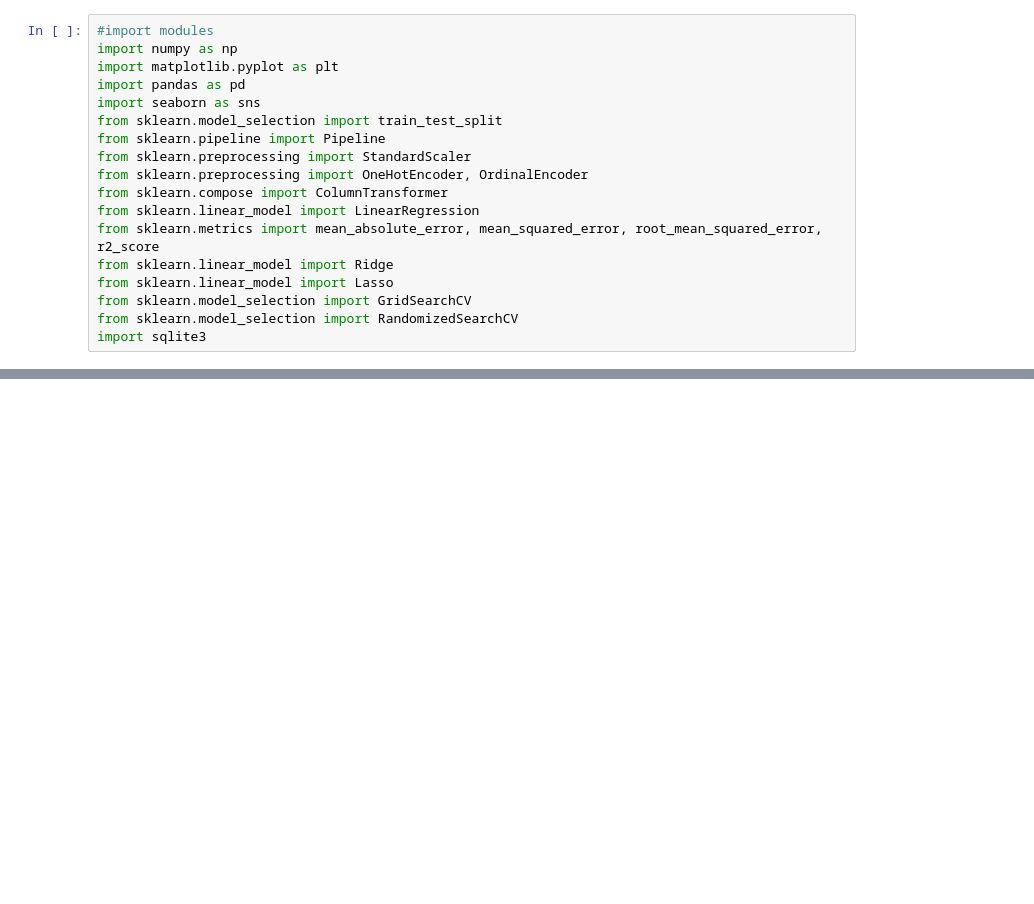
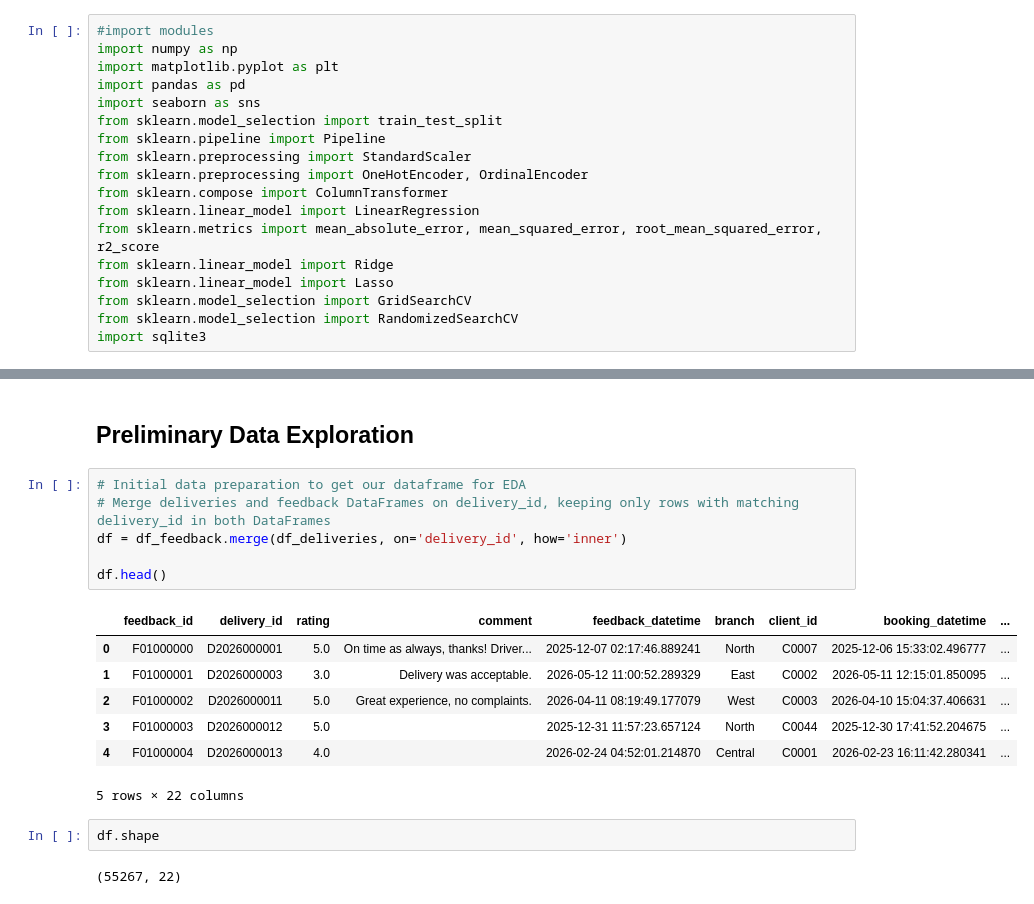
Before and after one commit to weirenong/aiap24-submission, a Jupyter notebook: eda.ipynb, the cells around one changed output, grey strips where cells are left out. Drawn from its saved outputs; the diff is of its cells as text; blank space fills up the shorter version.

```diff
--- a/eda.ipynb
+++ b/eda.ipynb
@@ -58,0 +59,20 @@ DataFrame shape: (150750, 18)
+# %% [markdown]
+## Preliminary Data Exploration
+# %%
+# Initial data preparation to get our dataframe for EDA
+# Merge deliveries and feedback DataFrames on delivery_id, keeping only rows with matching delivery_id in both DataFrames
+df = df_feedback.merge(df_deliveries, on='delivery_id', how='inner')
+
+df.head()
+# %% [output]
+|  | feedback_id | delivery_id | rating | comment | feedback_datetime | branch | client_id | booking_datetime | ... |
+| 0 | F01000000 | D2026000001 | 5.0 | On time as always, thanks! Driver... | 2025-12-07 02:17:46.889241 | North | C0007 | 2025-12-06 15:33:02.496777 | ... |
+| 1 | F01000001 | D2026000003 | 3.0 | Delivery was acceptable. | 2026-05-12 11:00:52.289329 | East | C0002 | 2026-05-11 12:15:01.850095 | ... |
+| 2 | F01000002 | D2026000011 | 5.0 | Great experience, no complaints. | 2026-04-11 08:19:49.177079 | West | C0003 | 2026-04-10 15:04:37.406631 | ... |
+| 3 | F01000003 | D2026000012 | 5.0 |  | 2025-12-31 11:57:23.657124 | North | C0044 | 2025-12-30 17:41:52.204675 | ... |
+| 4 | F01000004 | D2026000013 | 4.0 |  | 2026-02-24 04:52:01.214870 | Central | C0001 | 2026-02-23 16:11:42.280341 | ... |
+5 rows × 22 columns
+# %%
+df.shape
+# %% [output]
+(55267, 22)
```
Also changed, not shown: parts of 11 cells of this notebook, 1 other file.
